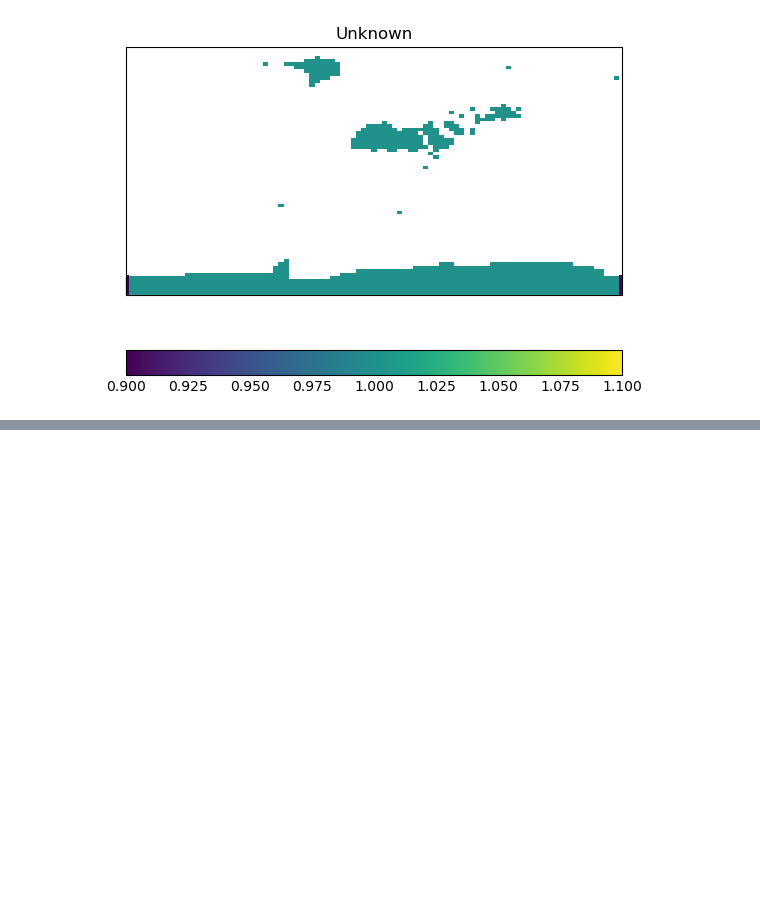
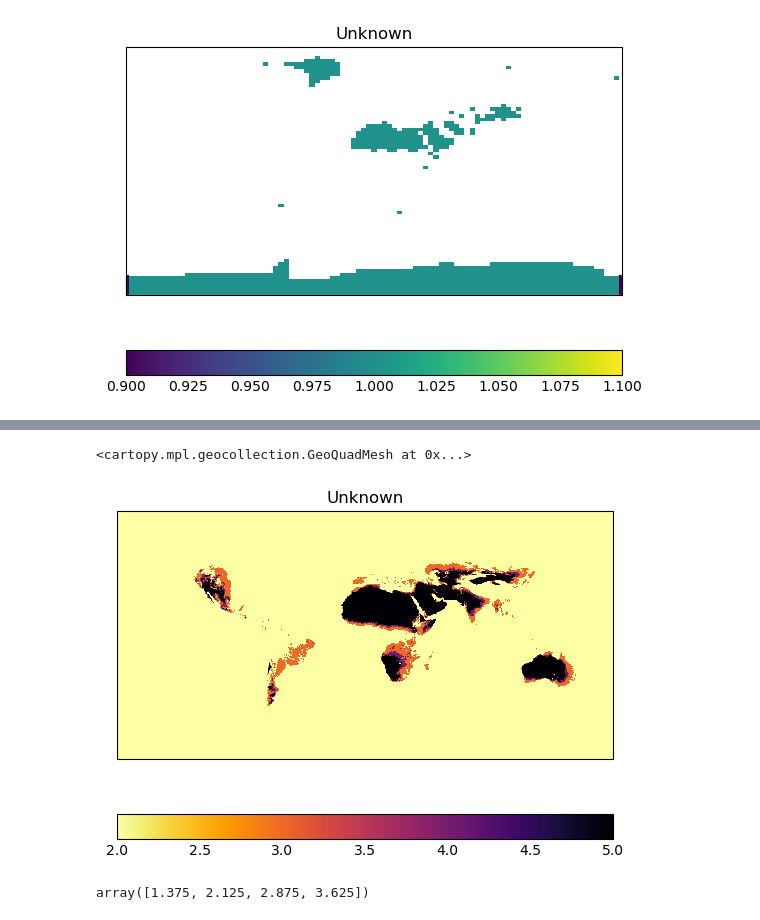
Before and after one commit to douglask3/Future_FFDI, a Jupyter notebook: ffdi_copernicus.ipynb, the cells around one changed output, grey strips where cells are left out. Drawn from its saved outputs; the diff is of its cells as text; code cells hidden in the pictures; blank space fills up the shorter version.

```diff
--- a/ffdi_copernicus.ipynb
+++ b/ffdi_copernicus.ipynb
@@ -161 +147,26 @@ plt.show()
+# %%
+import numpy as np
+import iris.quickplot as qplt
+
+# Define bins for the categories
+bins = [-np.inf, 0, 1, 20, 40, np.inf]
+
+# Digitize the data to get the bin indices
+result_digitized = np.digitize(result.data, bins)
+
+# Create a new cube for the digitized data
+result_digitized_cube = result.copy(data=result_digitized)
+
+qplt.pcolormesh(result_digitized_cube, cmap='inferno_r')
+# %% [output]
+<cartopy.mpl.geocollection.GeoQuadMesh at 0x...>
+[figure, added]
+# %%
+# ticks=
+np.arange(1+(0.75/2), len(bins)-1, 0.75)
+
+# boundaries=
+# np.arange(0, len(bins)+1, 1)
+# %% [output]
+array([1.375, 2.125, 2.875, 3.625])
 # %%
```
Also changed, not shown: parts of 3 cells of this notebook.
